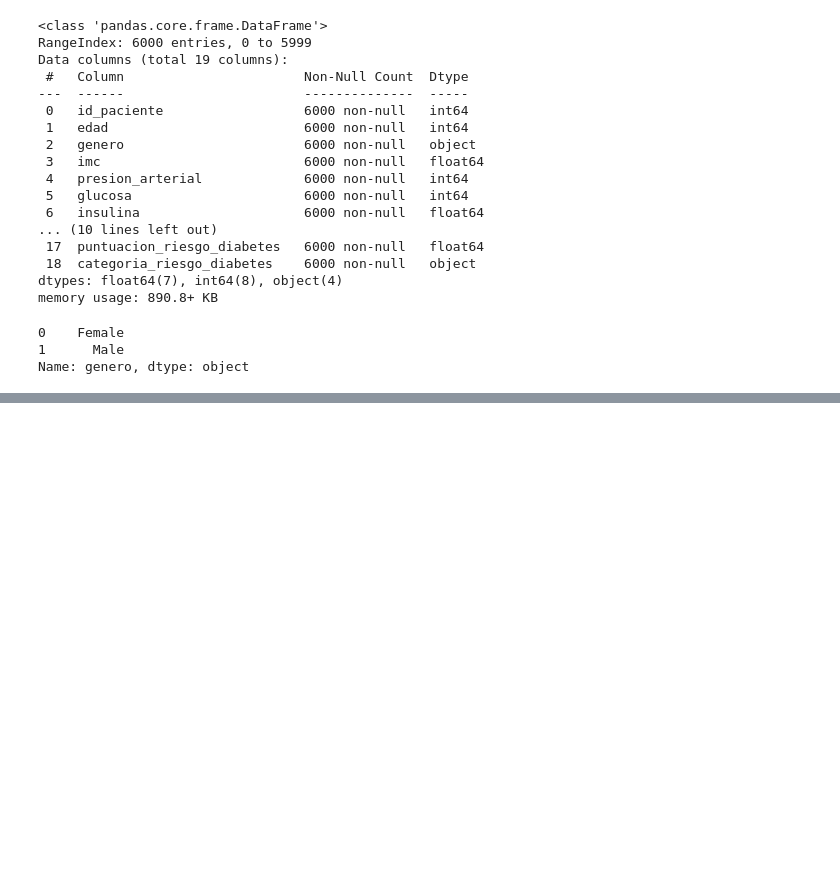
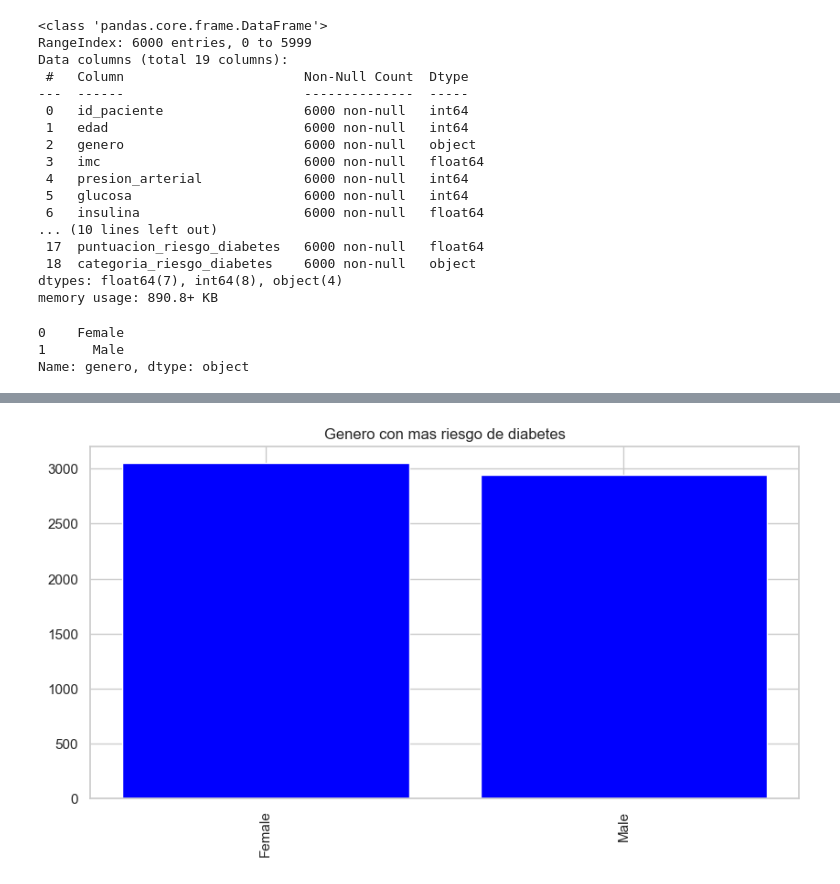
Before and after one commit to DuvanLope/Trabajo-Final, a Jupyter notebook: Diabetesfinal/diabetes.ipynb, the cells around one changed output, grey strips where cells are left out. Saved outputs shown, nothing was run; the diff lists cells and outputs as text; code cells hidden in the pictures; blank space fills up the shorter version.

```diff
--- a/Diabetesfinal/diabetes.ipynb
+++ b/Diabetesfinal/diabetes.ipynb
@@ -246,0 +264,9 @@ import seaborn as sns
+# %%
+cuenta_genero=df["genero"].value_counts()
+plt.figure(figsize=(10,5))
+plt.bar(cuenta_genero.index,cuenta_genero.values, color="blue")
+plt.xticks(rotation=90)
+plt.title("Genero con mas riesgo de diabetes")
+plt.show()
+# %% [output]
+[figure, added]
```
Also changed, not shown: parts of 4 cells of this notebook, 2 other files.
